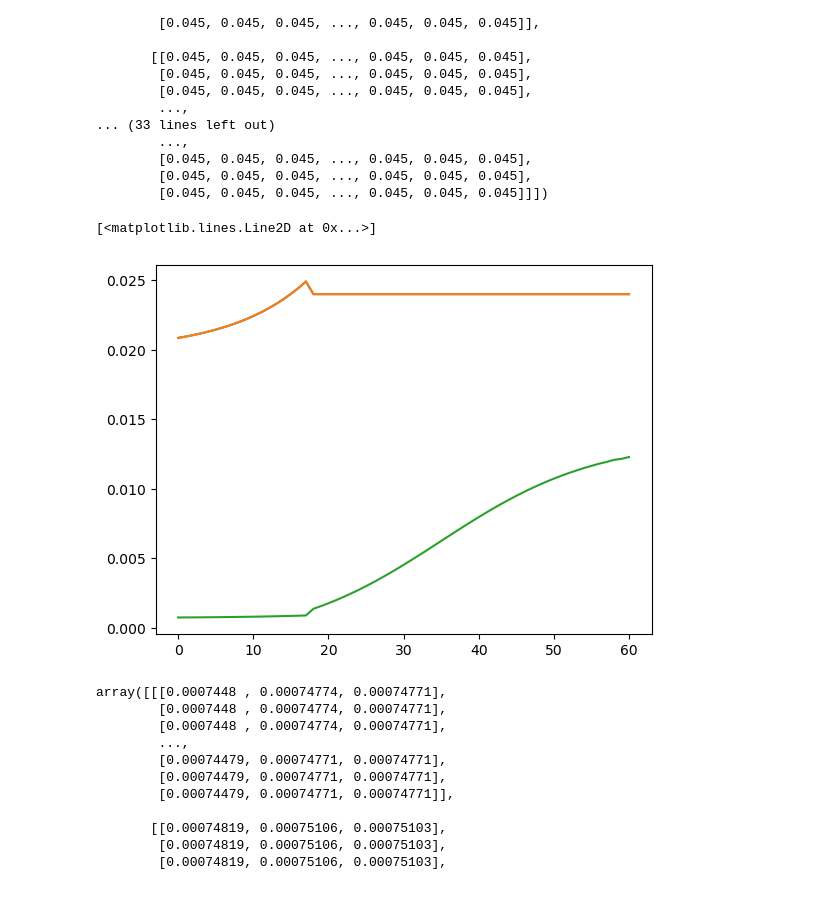
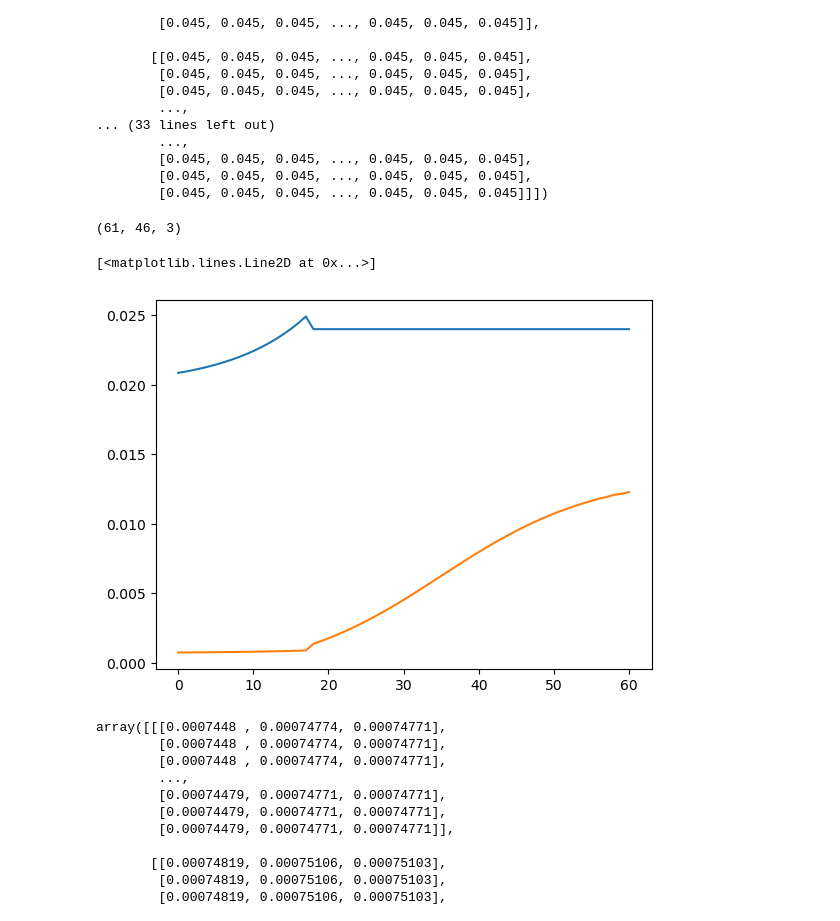
Before and after one commit to hqin-2020/CTU, a Jupyter notebook: Untitled-1.ipynb, the cells around one changed output. Cells and saved outputs as stored; diff of their text form; code cells hidden in the pictures.

```diff
--- a/Untitled-1.ipynb
+++ b/Untitled-1.ipynb
@@ -194,12 +195,16 @@ D += ut
 lsp = pickle.load(open('data/TwoCapital_small_grid_0.1_frac_0.1/result_rho_1.1_eps_0.1_frac_0.1',"rb"))
+# %%
+lsp['i1_star'].shape
+# %% [output]
+(61, 46, 3)
 # %%
 import matplotlib.pyplot as plt
 plt.plot(lsp['i1_star'][:,0,0])
-plt.plot(lsp['i1_star'][:,1,0])
+# plt.plot(lsp['i1_star'][:,1,0])
 plt.plot(lsp['i2_star'][:,1,0])
 # %% [output]
 [<matplotlib.lines.Line2D at 0x...>]
-[figure, old version]
+[figure, new version]
 # %%
 # %% [output]
 array([[[0.0007448 , 0.00074774, 0.00074771],
```
Also changed, not shown: parts of 1 cell of this notebook, 4 other files.
